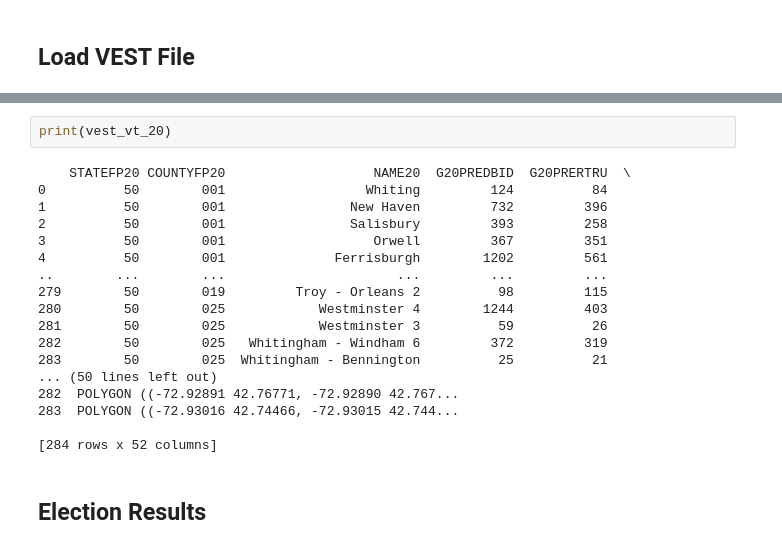
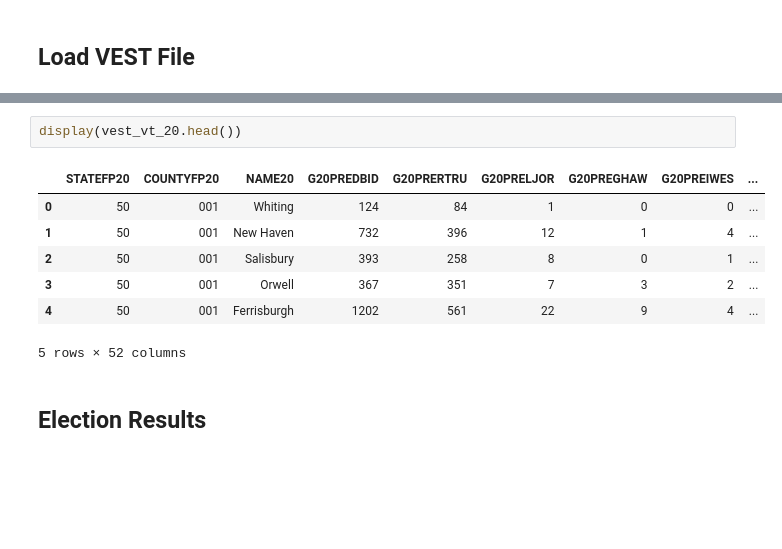
Before and after one commit to nonpartisan-redistricting-datahub/pdv-vt, a Jupyter notebook: vest-vt-2020/vest-vt-2020-validation.ipynb, the cells around one changed output, grey strips where cells are left out. Cells and saved outputs as stored; diff of their text form; blank space fills up the shorter version.

```diff
--- a/vest-vt-2020/vest-vt-2020-validation.ipynb
+++ b/vest-vt-2020/vest-vt-2020-validation.ipynb
@@ -23,23 +22,13 @@ vest_vt_20.plot()
 # %%
-print(vest_vt_20)
+display(vest_vt_20.head())
 # %% [output]
+|  | STATEFP20 | COUNTYFP20 | NAME20 | G20PREDBID | G20PRERTRU | G20PRELJOR | G20PREGHAW | G20PREIWES | ... |
+| 0 | 50 | 001 | Whiting | 124 | 84 | 1 | 0 | 0 | ... |
+| 1 | 50 | 001 | New Haven | 732 | 396 | 12 | 1 | 4 | ... |
+| 2 | 50 | 001 | Salisbury | 393 | 258 | 8 | 0 | 1 | ... |
+| 3 | 50 | 001 | Orwell | 367 | 351 | 7 | 3 | 2 | ... |
+| 4 | 50 | 001 | Ferrisburgh | 1202 | 561 | 22 | 9 | 4 | ... |
-    STATEFP20 COUNTYFP20                   NAME20  G20PREDBID  G20PRERTRU  \
-0          50        001                  Whiting         124          84
-1          50        001                New Haven         732         396
-2          50        001                Salisbury         393         258
-3          50        001                   Orwell         367         351
-4          50        001              Ferrisburgh        1202         561
-..        ...        ...                      ...         ...         ...
-279        50        019         Troy - Orleans 2          98         115
-280        50        025            Westminster 4        1244         403
-281        50        025            Westminster 3          59          26
-282        50        025   Whitingham - Windham 6         372         319
-283        50        025  Whitingham - Bennington          25          21
-... (50 lines left out)
-282  POLYGON ((-72.92891 42.76771, -72.92890 42.767...
-283  POLYGON ((-72.93016 42.74466, -72.93015 42.744...
-
-[284 rows x 52 columns]
+5 rows × 52 columns
 # %% [markdown]
 ## Election Results
 # %% [markdown]
```
Also changed, not shown: parts of 105 cells of this notebook.
